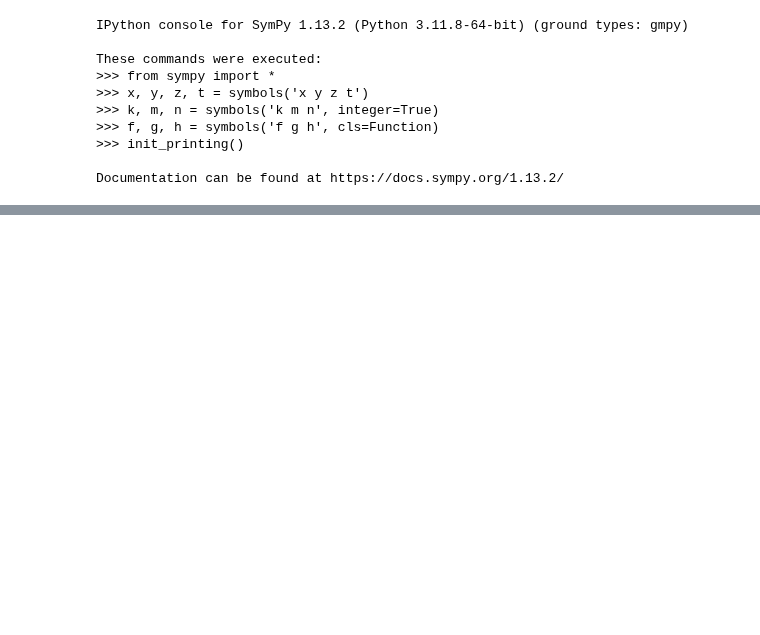
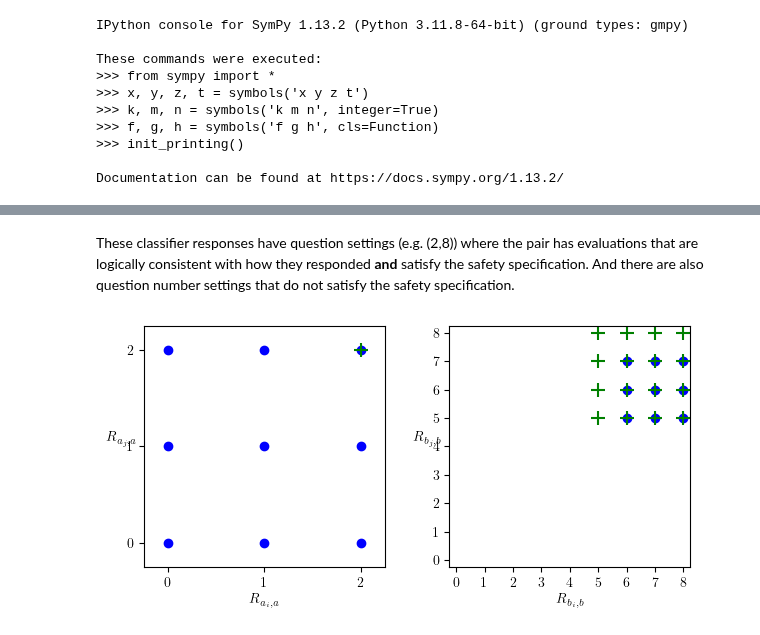
Before and after one commit to andrescorrada/IntroductionToAlgebraicEvaluation, a Jupyter notebook: python/docs/source/notebooks/LogicalAlarmsMisalignedClassifiers.ipynb, the cells around one changed output, grey strips where cells are left out. Saved outputs shown, nothing was run; the diff lists cells and outputs as text; code cells hidden in the pictures; blank space fills up the shorter version.

```diff
--- a/python/docs/source/notebooks/LogicalAlarmsMisalignedClassifiers.ipynb
+++ b/python/docs/source/notebooks/LogicalAlarmsMisalignedClassifiers.ipynb
@@ -22,0 +74,7 @@ Documentation can be found at https://docs.sympy.org/1.13.2/
+# %% [markdown]
+These classifier responses have question settings (e.g. (2,8)) where the pair has evaluations that are logically consistent with how they responded **and** satisfy the safety specification. And there are also question number settings that do not satisfy the safety specification.
+# %%
+# The question numbers that has group evaluations that satisfy the safety specification
+ntqr.plots.plot_pair_logical_alarm_at_qs(labels, ['i','j'], (2,8),[(2,8),(3,7)], plt=plt)
+# %% [output]
+[figure, added]
```
Also changed, not shown: parts of 18 cells of this notebook, 1 other file.
